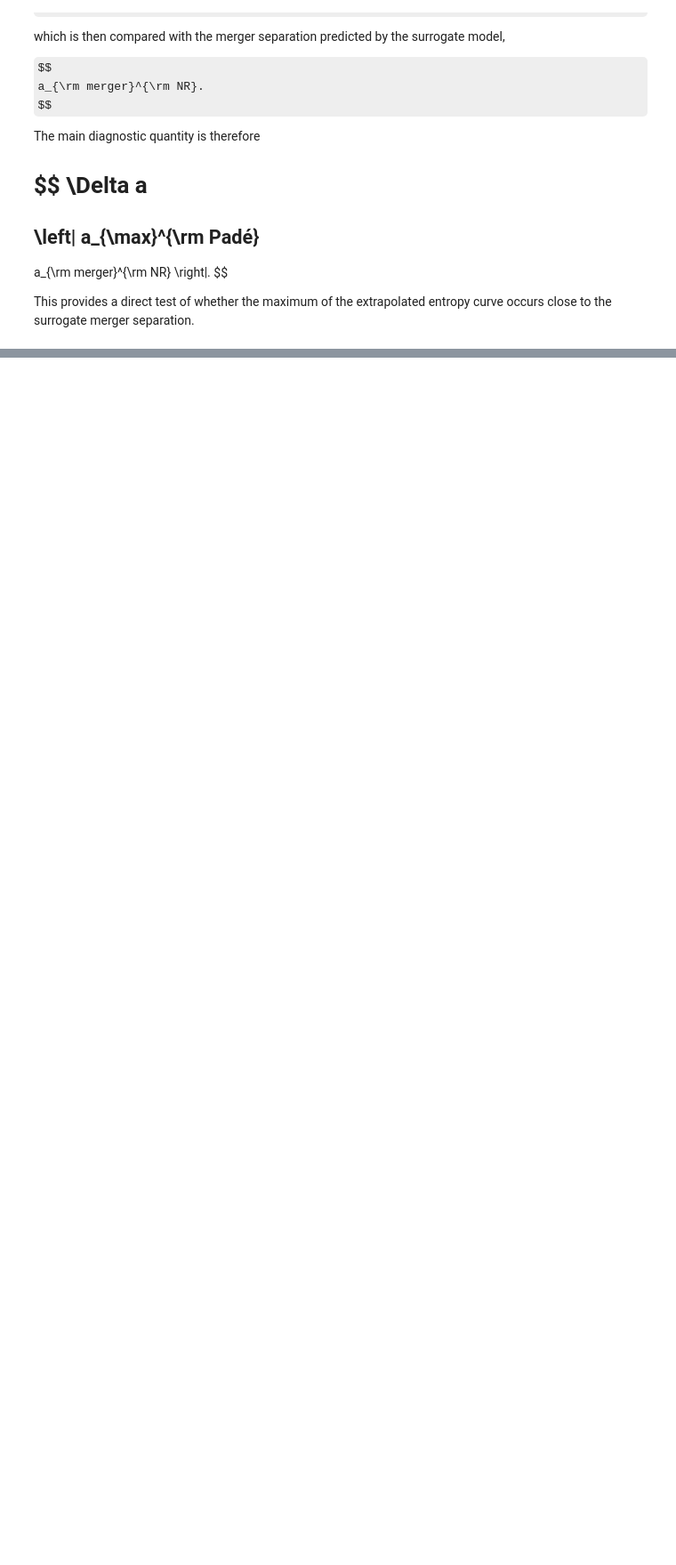
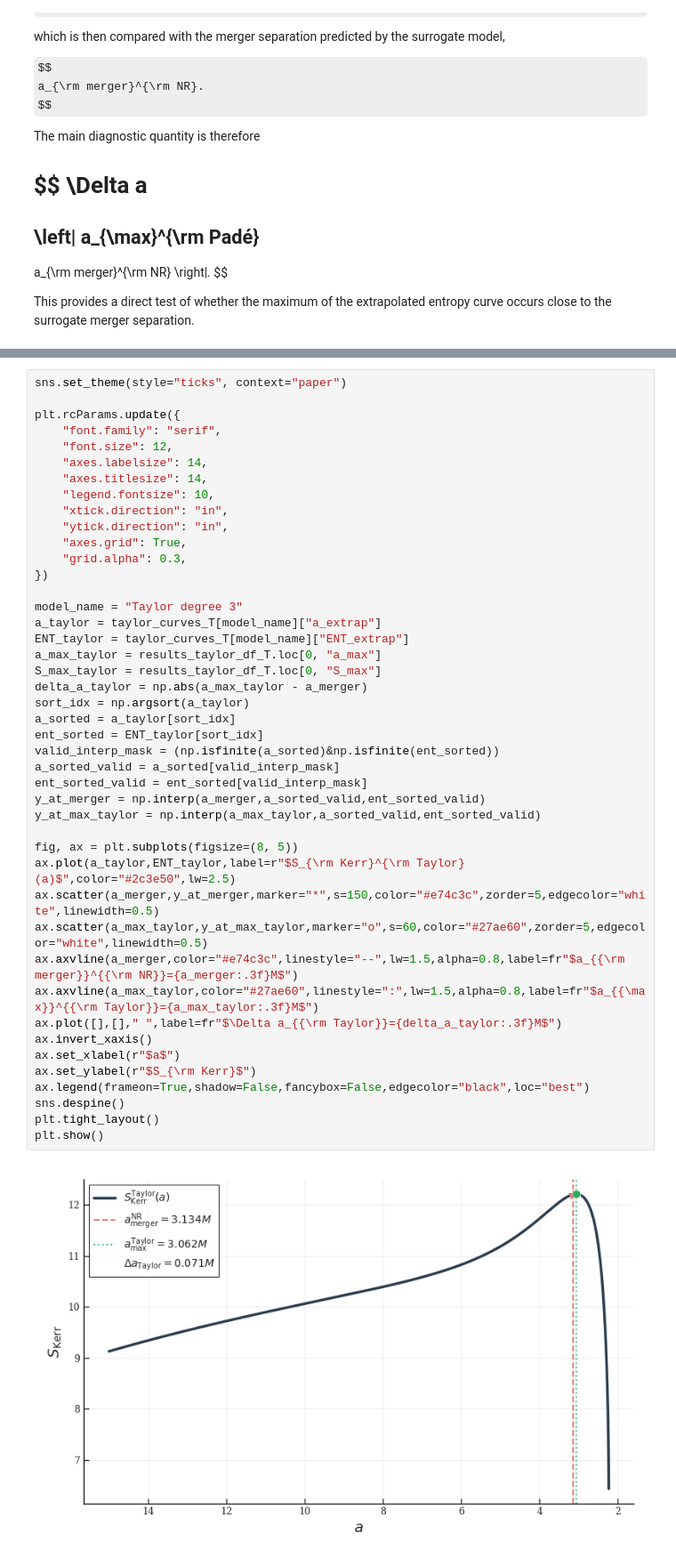
Before and after one commit to giacomobrugali/Entropy-conjecture, a Jupyter notebook: Entropy-conjecture/1PN_Analysis/1PN.ipynb, the cells around one changed output, grey strips where cells are left out. Shown at 89% size. Cells and saved outputs as stored; diff of their text form; some formulas as TeX source; blank space fills up the shorter version.

```diff
--- a/Entropy-conjecture/1PN_Analysis/1PN.ipynb
+++ b/Entropy-conjecture/1PN_Analysis/1PN.ipynb
@@ -885,0 +1343,46 @@ plt.show()
+# %%
+sns.set_theme(style="ticks", context="paper")
+
+plt.rcParams.update({
+    "font.family": "serif",
+    "font.size": 12,
+    "axes.labelsize": 14,
+    "axes.titlesize": 14,
+    "legend.fontsize": 10,
+    "xtick.direction": "in",
+    "ytick.direction": "in",
+    "axes.grid": True,
+    "grid.alpha": 0.3,
+})
+
+model_name = "Taylor degree 3"
+a_taylor = taylor_curves_T[model_name]["a_extrap"]
+ENT_taylor = taylor_curves_T[model_name]["ENT_extrap"]
+a_max_taylor = results_taylor_df_T.loc[0, "a_max"]
+S_max_taylor = results_taylor_df_T.loc[0, "S_max"]
+delta_a_taylor = np.abs(a_max_taylor - a_merger)
+sort_idx = np.argsort(a_taylor)
+a_sorted = a_taylor[sort_idx]
+ent_sorted = ENT_taylor[sort_idx]
+valid_interp_mask = (np.isfinite(a_sorted)&np.isfinite(ent_sorted))
+a_sorted_valid = a_sorted[valid_interp_mask]
+ent_sorted_valid = ent_sorted[valid_interp_mask]
+y_at_merger = np.interp(a_merger,a_sorted_valid,ent_sorted_valid)
+y_at_max_taylor = np.interp(a_max_taylor,a_sorted_valid,ent_sorted_valid)
+
+fig, ax = plt.subplots(figsize=(8, 5))
+ax.plot(a_taylor,ENT_taylor,label=r"$S_{\rm Kerr}^{\rm Taylor}(a)$",color="#2c3e50",lw=2.5)
+ax.scatter(a_merger,y_at_merger,marker="*",s=150,color="#e74c3c",zorder=5,edgecolor="white",linewidth=0.5)
+ax.scatter(a_max_taylor,y_at_max_taylor,marker="o",s=60,color="#27ae60",zorder=5,edgecolor="white",linewidth=0.5)
+ax.axvline(a_merger,color="#e74c3c",linestyle="--",lw=1.5,alpha=0.8,label=fr"$a_{{\rm merger}}^{{\rm NR}}={a_merger:.3f}M$")
+ax.axvline(a_max_taylor,color="#27ae60",linestyle=":",lw=1.5,alpha=0.8,label=fr"$a_{{\max}}^{{\rm Taylor}}={a_max_taylor:.3f}M$")
+ax.plot([],[]," ",label=fr"$\Delta a_{{\rm Taylor}}={delta_a_taylor:.3f}M$")
+ax.invert_xaxis()
+ax.set_xlabel(r"$a$")
+ax.set_ylabel(r"$S_{\rm Kerr}$")
+ax.legend(frameon=True,shadow=False,fancybox=False,edgecolor="black",loc="best")
+sns.despine()
+plt.tight_layout()
+plt.show()
+# %% [output]
+[figure, added]
```
Also changed, not shown: parts of 4 cells of this notebook, 2 other files.
